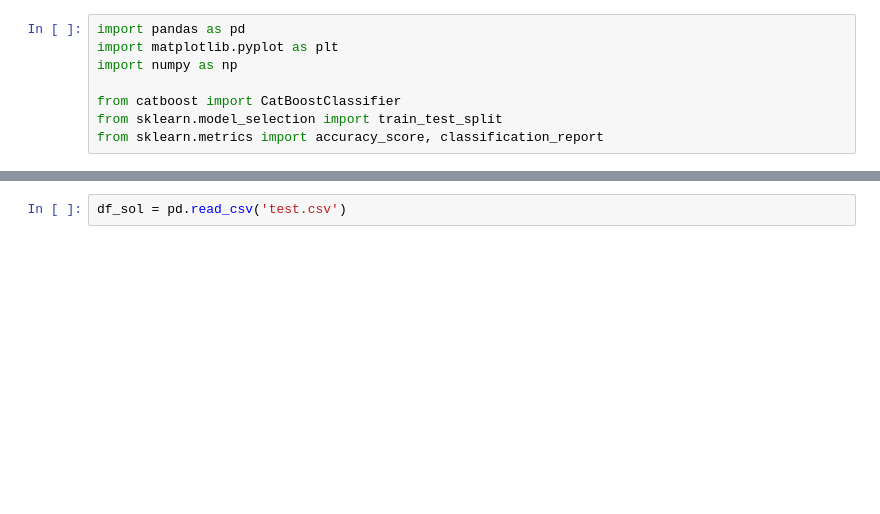
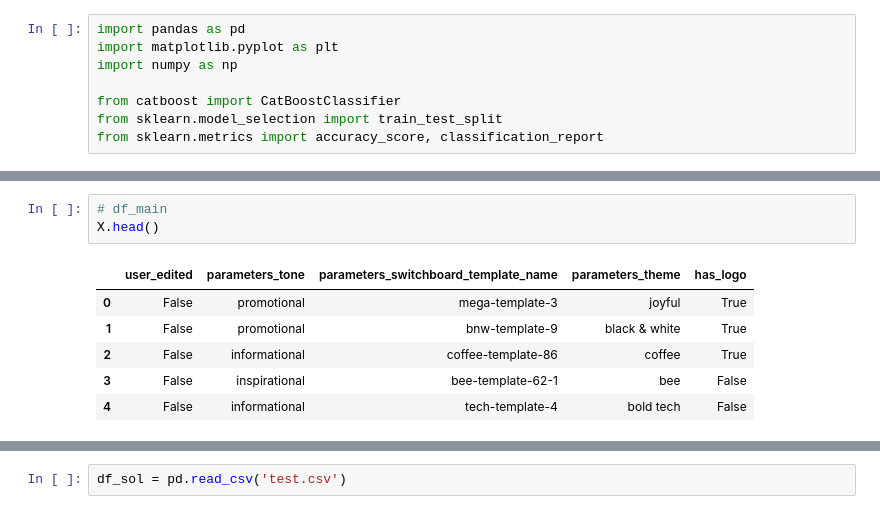
Before and after one commit to tylerpham89/Marky2023, a Jupyter notebook: marky.ipynb, the cells around one changed output, grey strips where cells are left out. Drawn from its saved outputs; the diff is of its cells as text; blank space fills up the shorter version.

```diff
--- a/marky.ipynb
+++ b/marky.ipynb
@@ -79,0 +47,10 @@ df_main
+# %%
+# df_main
+X.head()
+# %% [output]
+|  | user_edited | parameters_tone | parameters_switchboard_template_name | parameters_theme | has_logo |
+| 0 | False | promotional | mega-template-3 | joyful | True |
+| 1 | False | promotional | bnw-template-9 | black & white | True |
+| 2 | False | informational | coffee-template-86 | coffee | True |
+| 3 | False | inspirational | bee-template-62-1 | bee | False |
+| 4 | False | informational | tech-template-4 | bold tech | False |
```
Also changed, not shown: parts of 4 cells of this notebook, 5 other files.
